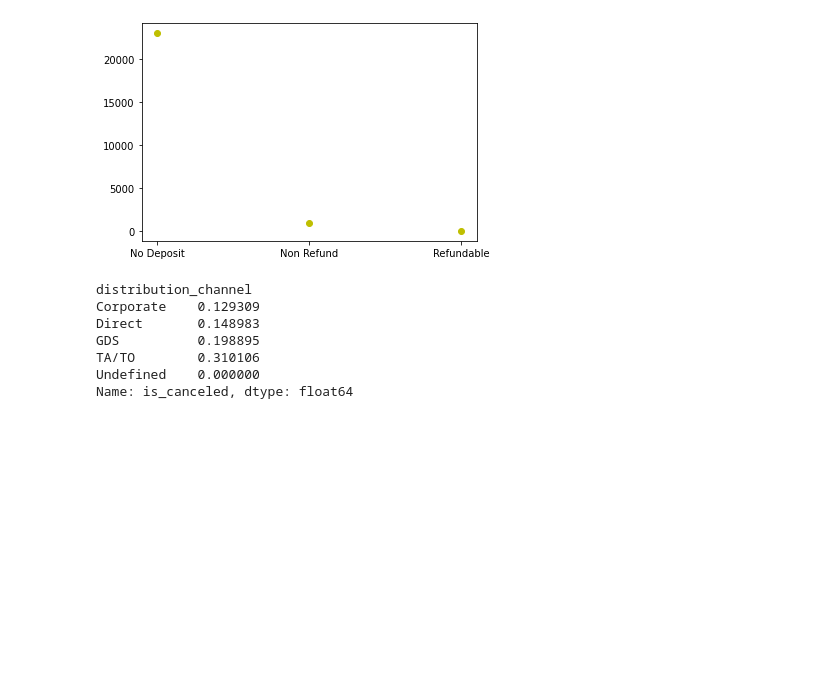
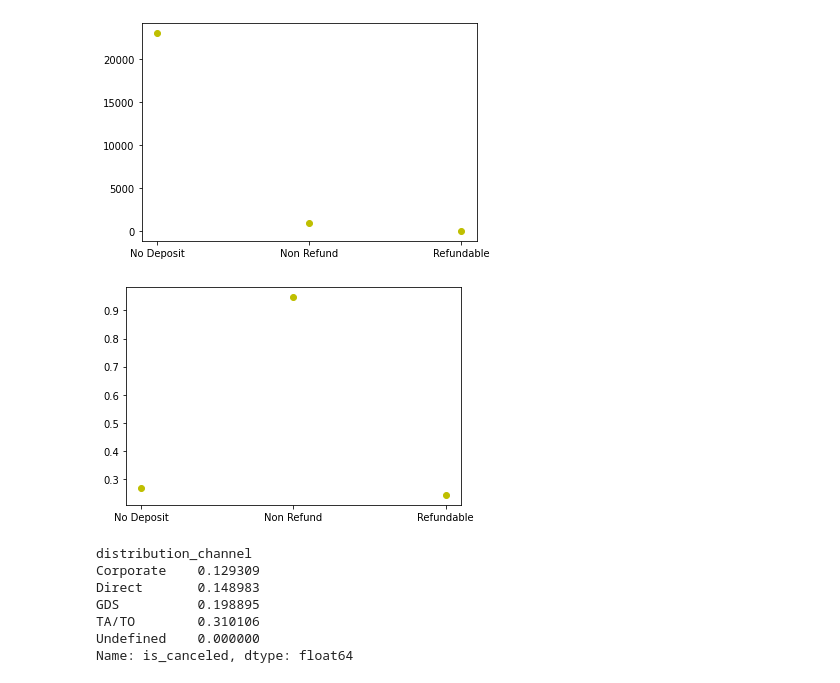
Before and after one commit to avni510/cse258, a Jupyter notebook: henry/logistic_regression.ipynb, the cells around one changed output. Saved outputs shown, nothing was run; the diff lists cells and outputs as text; code cells hidden in the pictures; blank space fills up the shorter version.

Commit message:
added deposit percentage

```diff
--- a/henry/logistic_regression.ipynb
+++ b/henry/logistic_regression.ipynb
@@ -101,6 +101,16 @@ plt.plot(x_deposit, y_deposit, 'yo')
 [22979, 982, 26]
 [<matplotlib.lines.Line2D at 0x...>]
 [figure]
+# %%
+group_deposit = df.groupby(['deposit_type']).sum()['is_canceled']
+group_deposit_total =df.groupby(['deposit_type']).count()['is_canceled']
+prob_cancel_deposit = np.array(group_deposit/group_deposit_total)
+x_deposit = np.sort(pd.unique(df['deposit_type']))
+y_labels = df.is_canceled
+plt.plot(x_deposit, prob_cancel_deposit, 'yo')
+plt.show()
+# %% [output]
+[figure, added]
 # %%
 #having 2 children is twice as likely to cancel
 group_child = df.groupby(['children']).sum()['is_canceled']
```
